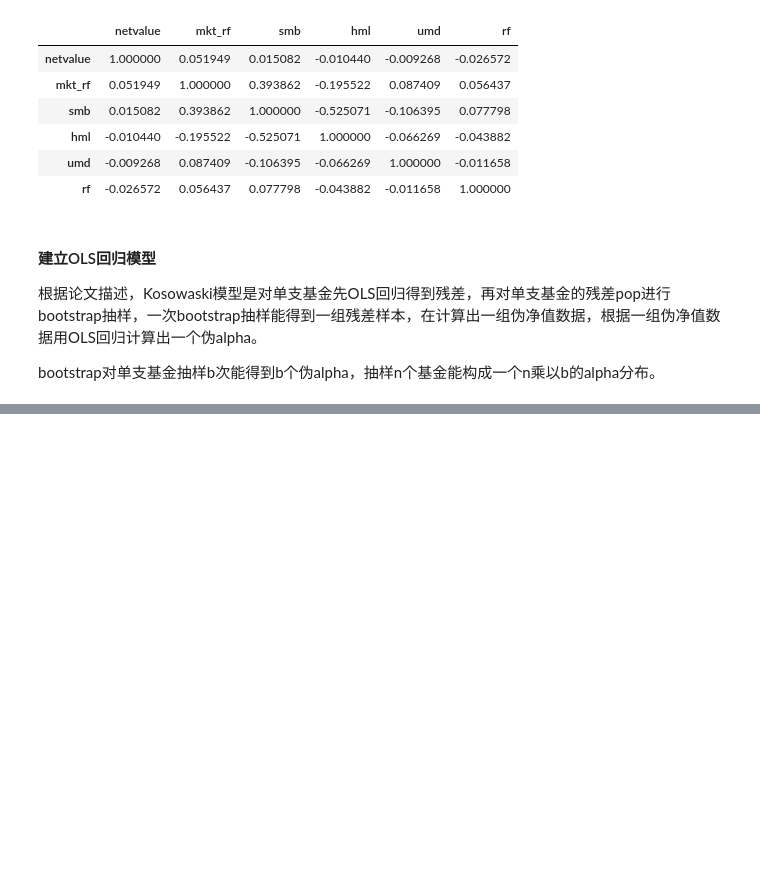
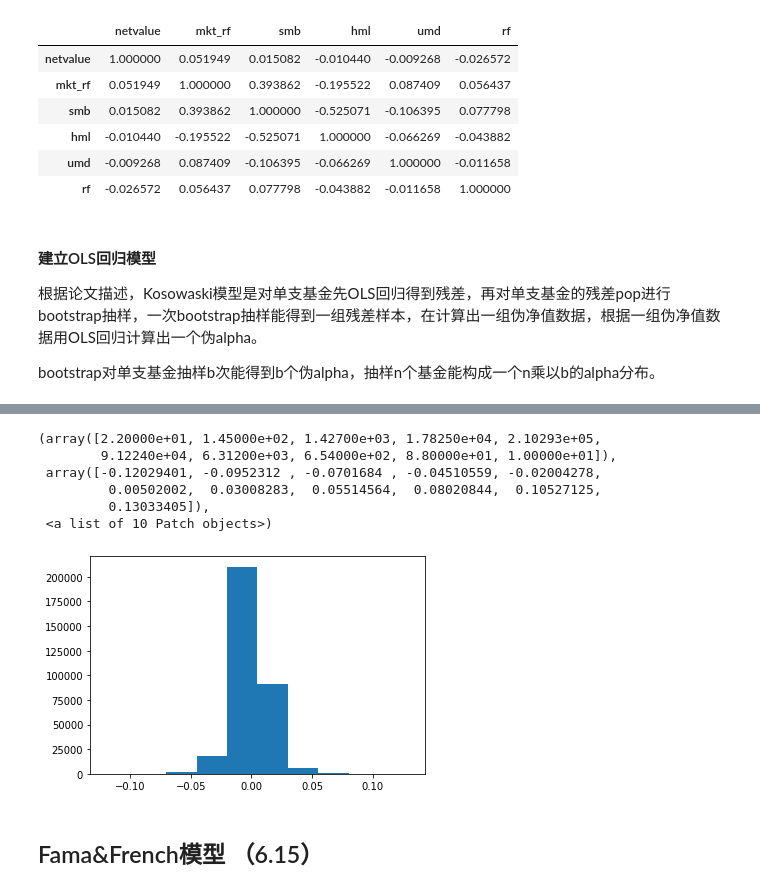
Before and after one commit to Zuochenhao0427/test01, a Jupyter notebook: script.ipynb, the cells around one changed output, grey strips where cells are left out. Saved outputs shown, nothing was run; the diff lists cells and outputs as text; code cells hidden in the pictures; blank space fills up the shorter version.

```diff
--- a/script.ipynb
+++ b/script.ipynb
@@ -215,0 +229,12 @@ def k_sampling(res):
+# %%
+# kosowski模型抽样残差进行伪回报及伪alpha计算
+def k_fake_alpha_calculator(res, coef, cahart_fact   ors):
+    res = res.reset_index(drop=True)
+
+    fake_nv = cahart_factors['mkt_rf']*coef.get('mkt_b') + cahart_factors['smb']*coef.get('smb_b') + \
+                   cahart_factors['hml']*coef.get('hml_b') + cahart_factors['umd']*coef.get('umd_b') + res
+
+    fake_result = sm.OLS(fake_nv, sm.add_constant(cahart_factors.loc[:, 'mkt_rf':'umd'])).fit()
+    fake_alpha = fake_result.params[0]
+
+    return fake_alpha
@@ -216,12 +249,16 @@ def k_sampling(res):
 # %%
-for fund in funds_list:
-    # 循环计算单支基金四因子回归模型的残余
+fake_alpha_onefirm = []
+for fund in funds_list: # 遍历基金库中所有基金
+
     tmp_f = cmodel[cmodel['code'] == fund].reset_index(drop=True)
-    tmp_cahart = tmp_f.loc[:, 'mkt_rf':'umd']
-    tmp_res = res_caculator(tmp_f)
+    tmp_res = res_caculator(tmp_f) # 计算单支基金四因子回归模型的残余
 
-    #  当前基金残余Bootstrap抽样
-    bootstrap_res = k_sampling(tmp_res[0])
+    tmp_cahart = tmp_f.loc[:, 'mkt_rf':'umd']   # 当前基金对应的Cahart四因子数据
+    coef = tmp_res[1] # 当前基金Cahart OLS回归后各因子参数
 
-    #  计算单次抽样res产生的伪净值序列
-    df_fakenv = pd.concat([tmp_cahart, bootstrap_res], axis=1)
+    for b in range(1000): # 重复Bootstrap抽样1000次
+
+        bootstrap_res = k_sampling(tmp_res[0]) #  当前基金残余Bootstrap抽样
+        fk_alpha = k_fake_alpha_calculator(bootstrap_res, coef, tmp_cahart) #  计算单次抽样res产生的伪净值序列
+
+        fake_alpha_onefirm.append(fk_alpha)
@@ -227,0 +275,14 @@ for fund in funds_list:
+# %%
+fig = plt.figure()
+ax = fig.add_subplot(111)
+ax.hist(fake_alpha_onefirm)
+# %% [output]
+(array([2.20000e+01, 1.45000e+02, 1.42700e+03, 1.78250e+04, 2.10293e+05,
+        9.12240e+04, 6.31200e+03, 6.54000e+02, 8.80000e+01, 1.00000e+01]),
+ array([-0.12029401, -0.0952312 , -0.0701684 , -0.04510559, -0.02004278,
+         0.00502002,  0.03008283,  0.05514564,  0.08020844,  0.10527125,
+         0.13033405]),
+ <a list of 10 Patch objects>)
+[figure, added]
+# %% [markdown]
+## Fama&French模型 （6.15）
```
Also changed, not shown: parts of 12 cells of this notebook.
